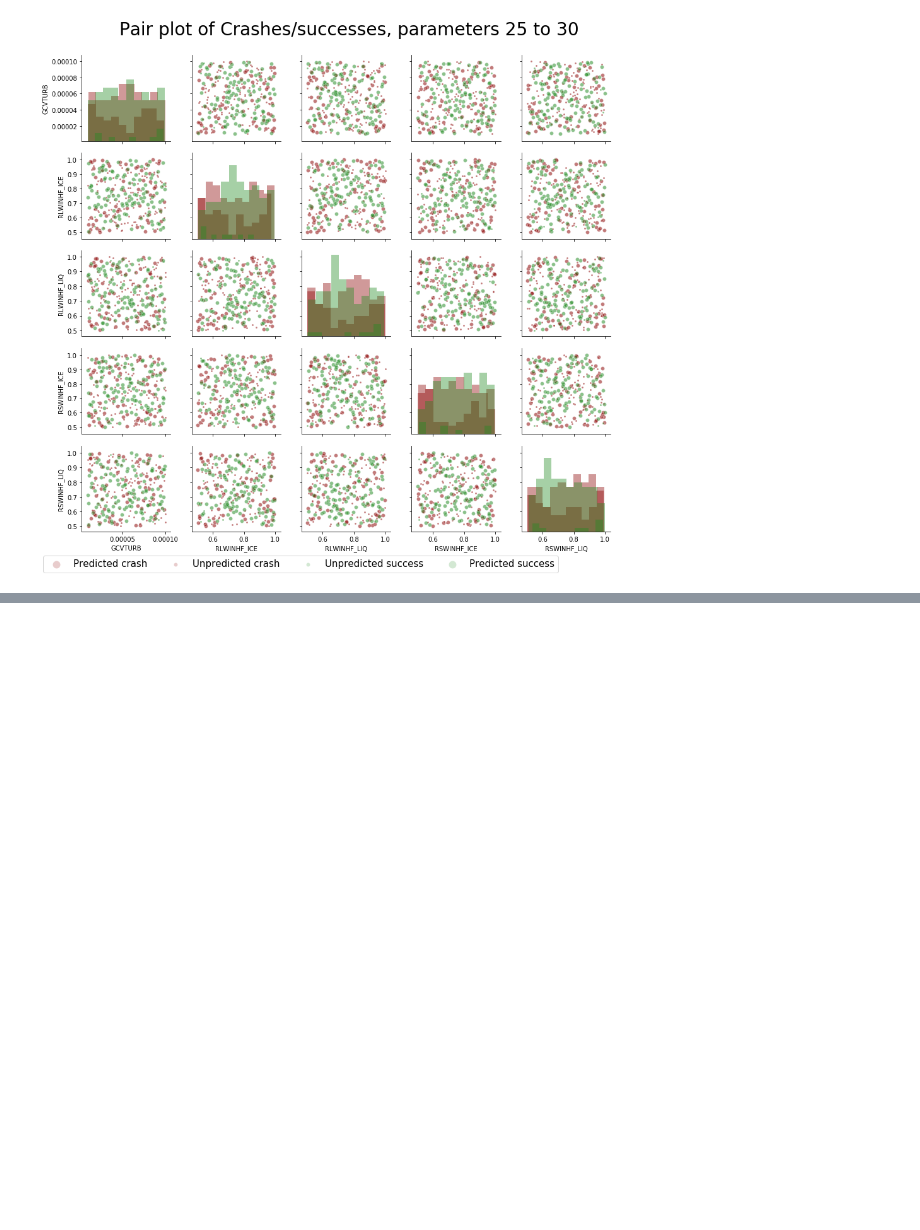
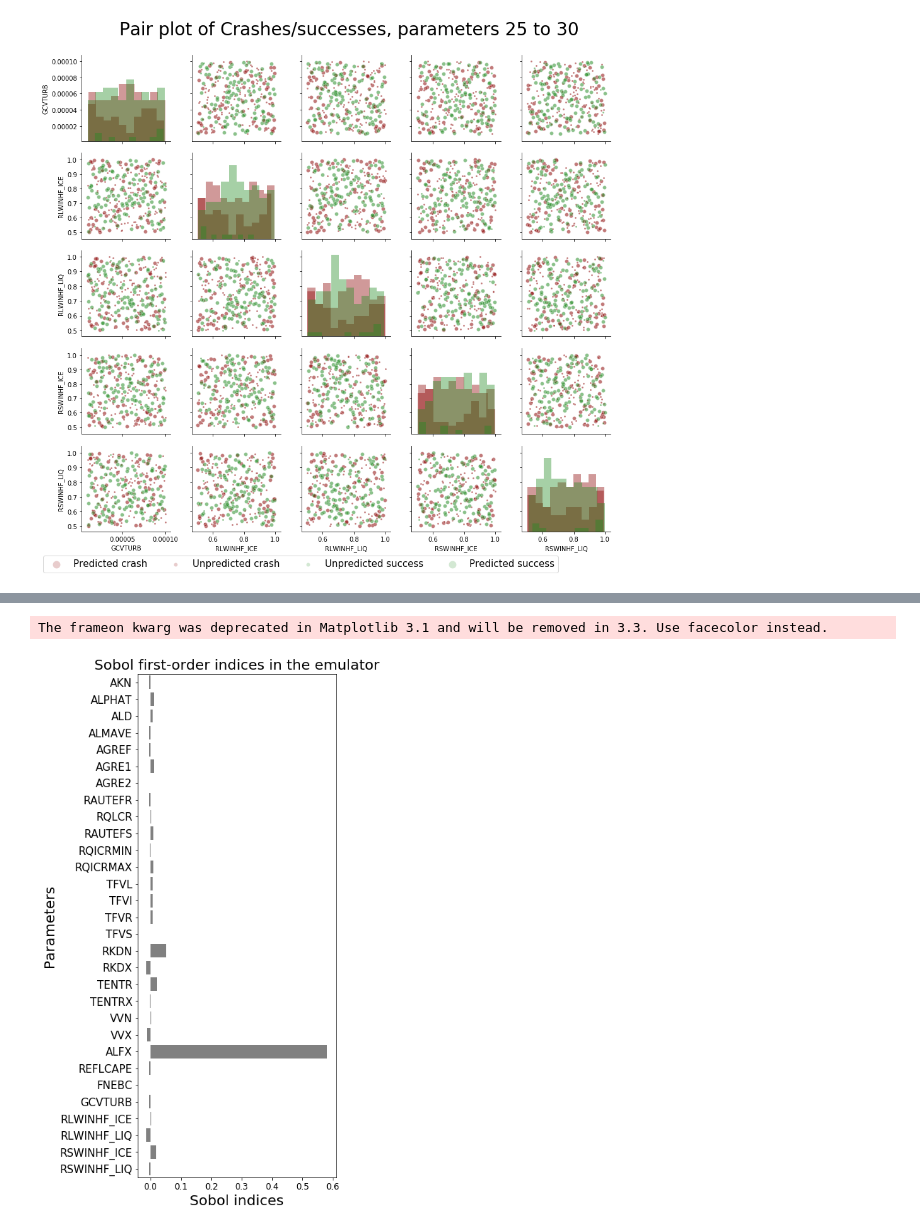
Before and after one commit to benmsanderson/CNRMppe, a Jupyter notebook: crash_emulator/emulator.ipynb, the cells around one changed output, grey strips where cells are left out. Drawn from its saved outputs; the diff is of its cells as text; code cells hidden in the pictures; blank space fills up the shorter version.

```diff
--- a/crash_emulator/emulator.ipynb
+++ b/crash_emulator/emulator.ipynb
@@ -898,0 +1048,30 @@ To estimate the parameters the most important into the crash or success of the s
+# %%
+import matplotlib.pyplot as plt
+import seaborn as sns
+import pandas as pd
+
+data=pd.DataFrame()
+data['Parameters']=param_names
+data['Sobol1']=Si['S1']
+
+# Plot the Sobol index to identify the most important parameters
+fig, ax = plt.subplots(figsize=(5,13))
+ax = sns.barplot(x='Sobol1',y='Parameters',data=data, color='grey', orient='h', ax=ax)
+
+plt.title('Sobol first-order indices in the emulator', fontsize=20)
+plt.xlabel('Sobol indices', fontsize=20)
+plt.ylabel('Parameters', fontsize=20)
+ax.tick_params(axis='y', labelsize=15)
+ax.tick_params(axis='x', labelsize=12)
+
+#plt.show()
+
+#   Enregistrer les figures ...............................................................
+
+plt.savefig("/data/home/globc/peatier/figures/Sobol_indices.png", dpi=None, facecolor='w', edgecolor='w',
+        orientation='portrait', papertype=None, format=None,
+        transparent=False, bbox_inches='tight', pad_inches=0.1,
+        frameon=None, metadata=None)
+# %% [output]
+The frameon kwarg was deprecated in Matplotlib 3.1 and will be removed in 3.3. Use facecolor instead.
+[figure, added]
```
Also changed, not shown: parts of 15 cells of this notebook, 2 other files.
